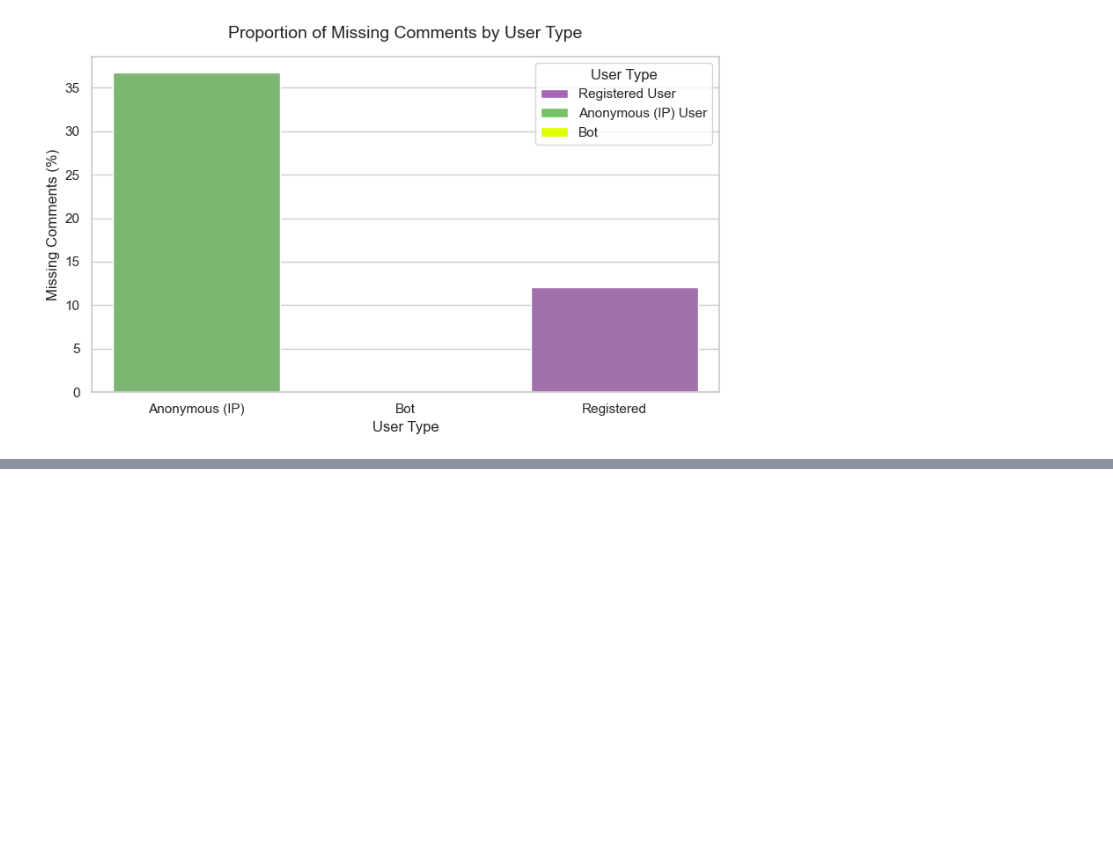
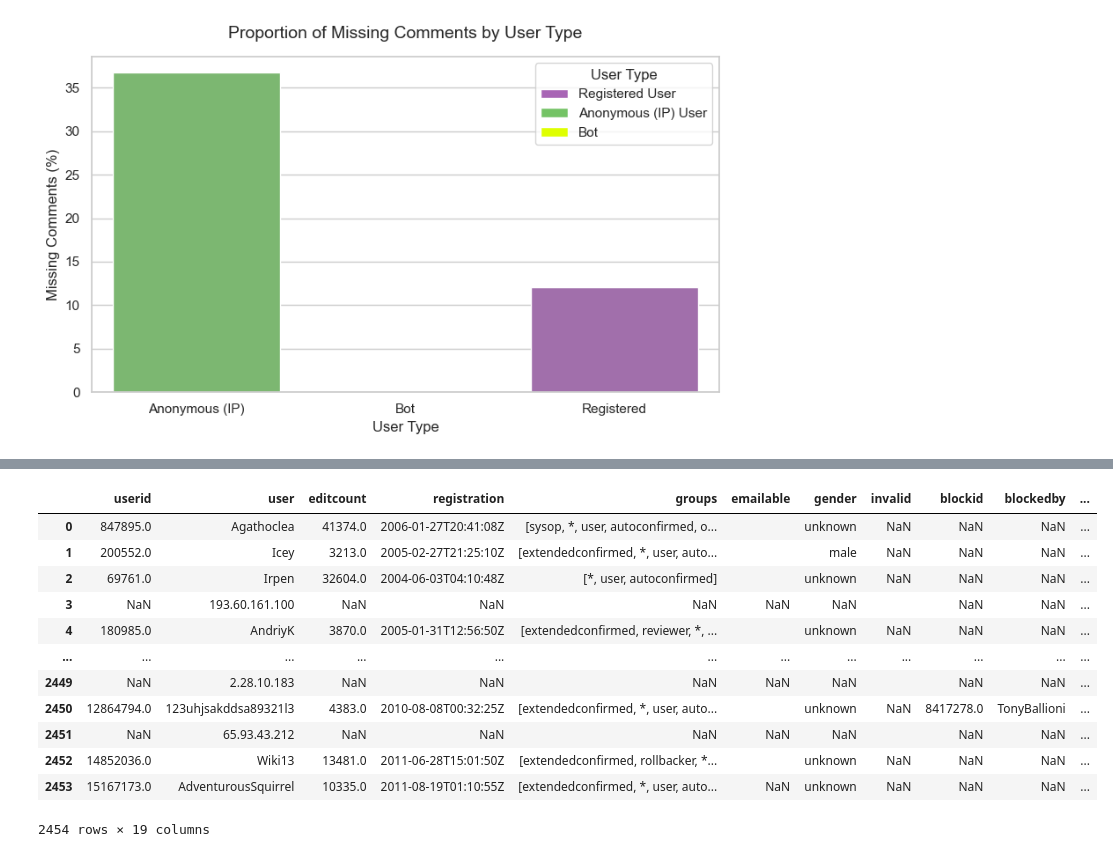
Before and after one commit to dh-epfl-students/dhlab-cultural-weaponisation-ukraine-benchmark, a Jupyter notebook: notebooks/maxime_all_users_analysis_.ipynb, the cells around one changed output, grey strips where cells are left out. Cells and saved outputs as stored; diff of their text form; code cells hidden in the pictures; blank space fills up the shorter version.

```diff
--- a/notebooks/maxime_all_users_analysis_.ipynb
+++ b/notebooks/maxime_all_users_analysis_.ipynb
@@ -1214 +1220,17 @@ user_metadata_block.loc
+# %%
+user_metadata.rename(columns={"name": "user"})
+# %% [output]
+|  | userid | user | editcount | registration | groups | emailable | gender | invalid | blockid | blockedby | ... |
+| 0 | 847895.0 | Agathoclea | 41374.0 | 2006-01-27T20:41:08Z | [sysop, *, user, autoconfirmed, o... |  | unknown | NaN | NaN | NaN | ... |
+| 1 | 200552.0 | Icey | 3213.0 | 2005-02-27T21:25:10Z | [extendedconfirmed, *, user, auto... |  | male | NaN | NaN | NaN | ... |
+| 2 | 69761.0 | Irpen | 32604.0 | 2004-06-03T04:10:48Z | [*, user, autoconfirmed] |  | unknown | NaN | NaN | NaN | ... |
+| 3 | NaN | 193.60.161.100 | NaN | NaN | NaN | NaN | NaN |  | NaN | NaN | ... |
+| 4 | 180985.0 | AndriyK | 3870.0 | 2005-01-31T12:56:50Z | [extendedconfirmed, reviewer, *, ... |  | unknown | NaN | NaN | NaN | ... |
+| ... | ... | ... | ... | ... | ... | ... | ... | ... | ... | ... | ... |
+| 2449 | NaN | 2.28.10.183 | NaN | NaN | NaN | NaN | NaN |  | NaN | NaN | ... |
+| 2450 | 12864794.0 | 123uhjsakddsa89321l3 | 4383.0 | 2010-08-08T00:32:25Z | [extendedconfirmed, *, user, auto... |  | unknown | NaN | 8417278.0 | TonyBallioni | ... |
+| 2451 | NaN | 65.93.43.212 | NaN | NaN | NaN | NaN | NaN |  | NaN | NaN | ... |
+| 2452 | 14852036.0 | Wiki13 | 13481.0 | 2011-06-28T15:01:50Z | [extendedconfirmed, rollbacker, *... |  | unknown | NaN | NaN | NaN | ... |
+| 2453 | 15167173.0 | AdventurousSquirrel | 10335.0 | 2011-08-19T01:10:55Z | [extendedconfirmed, *, user, auto... | NaN | unknown | NaN | NaN | NaN | ... |
+2454 rows × 19 columns
 # %%
```
Also changed, not shown: parts of 5 cells of this notebook, 4 other files.
